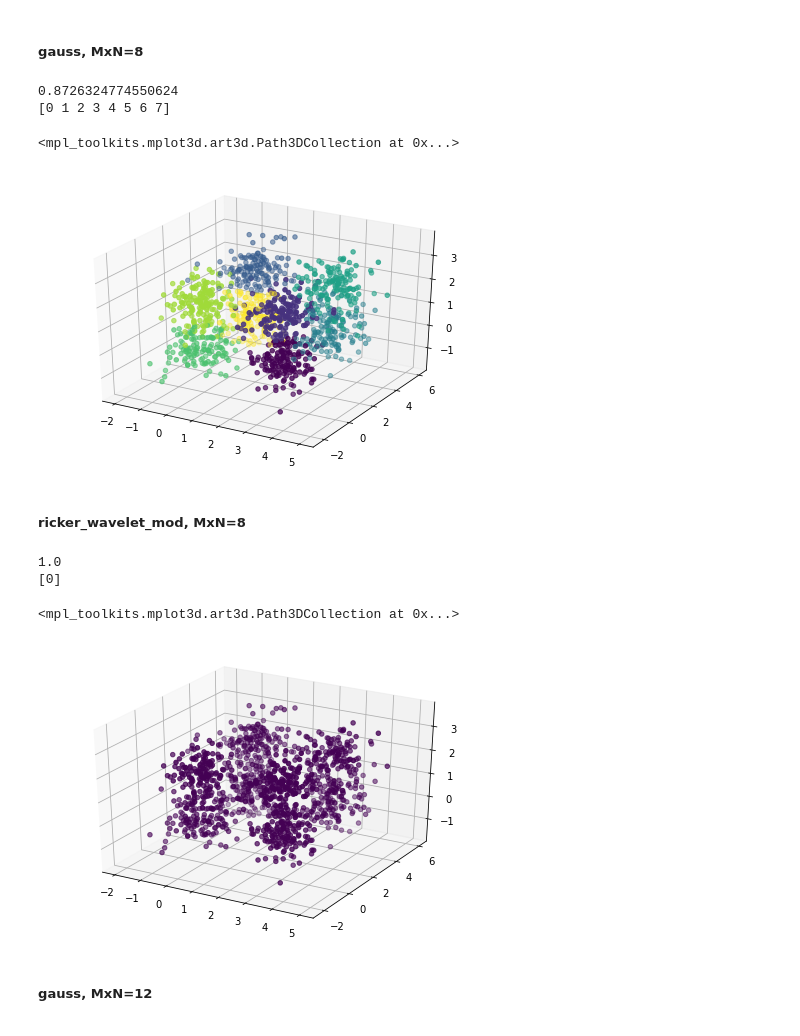
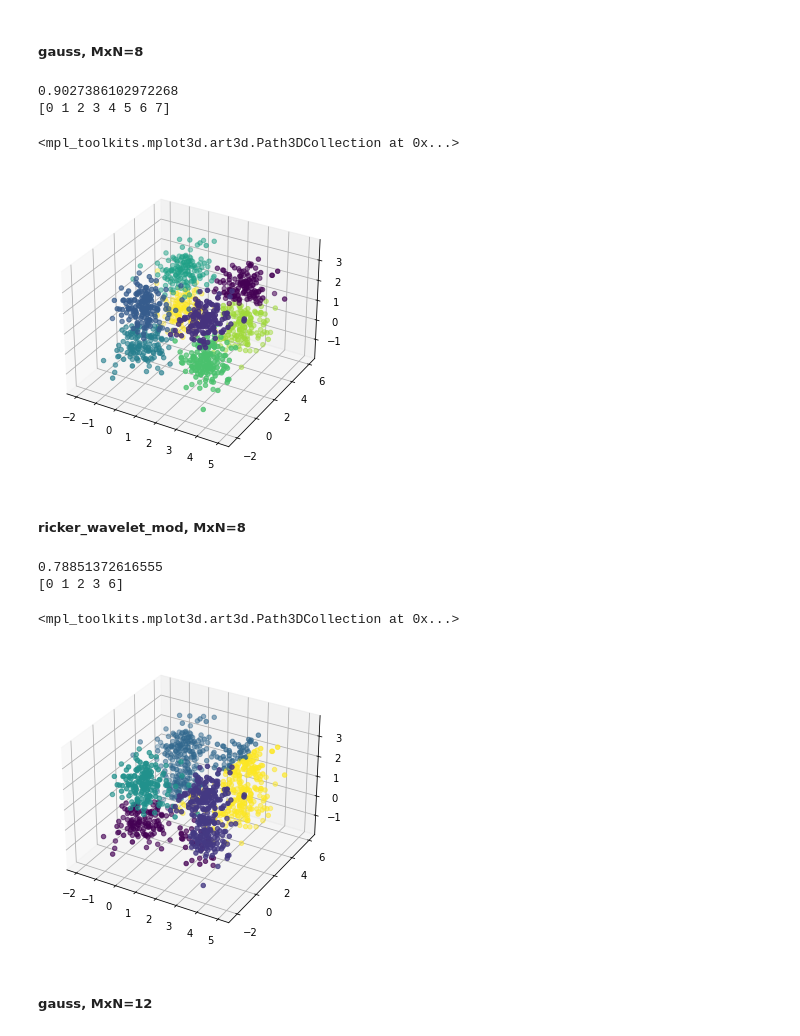
Before and after one commit to niladrem/mioad, a Jupyter notebook: lab07.ipynb, the cells around one changed output. Drawn from its saved outputs; the diff is of its cells as text; code cells hidden in the pictures.

```diff
--- a/lab07.ipynb
+++ b/lab07.ipynb
@@ -218,33 +218,33 @@ ax.scatter(df['x'], df['y'], df['z'], c=df['c'])
 # %%
 np.random.seed(2137)
 som = Kohonen(4,2,x)
-c = som.learn(100, neigh_fun=gauss)
+c = som.learn(50, neigh_fun=gauss)
 print(metrics.completeness_score(df['c'], c))
 print(np.unique(c))
 fig = plt.figure()
 ax = Axes3D(fig)
 ax.scatter(df['x'], df['y'], df['z'], c=c)
 # %% [output]
-0.8726324774550624
+0.9027386102972268
 [0 1 2 3 4 5 6 7]
 <mpl_toolkits.mplot3d.art3d.Path3DCollection at 0x...>
-[figure, old version]
+[figure, new version]
 # %% [markdown]
 ##### ricker_wavelet_mod, MxN=8
 # %%
 np.random.seed(2137)
 som = Kohonen(4,2,x)
-c = som.learn(100, neigh_fun=ricker_wavelet_mod)
+c = som.learn(50, neigh_fun=ricker_wavelet_mod)
 print(metrics.completeness_score(df['c'], c))
 print(np.unique(c))
 fig = plt.figure()
 ax = Axes3D(fig)
 ax.scatter(df['x'], df['y'], df['z'], c=c)
 # %% [output]
-1.0
-[0]
+0.78851372616555
+[0 1 2 3 6]
 <mpl_toolkits.mplot3d.art3d.Path3DCollection at 0x...>
-[figure, old version]
+[figure, new version]
 # %% [markdown]
 ##### gauss, MxN=12
 # %%
```
Also changed, not shown: parts of 15 cells of this notebook.
